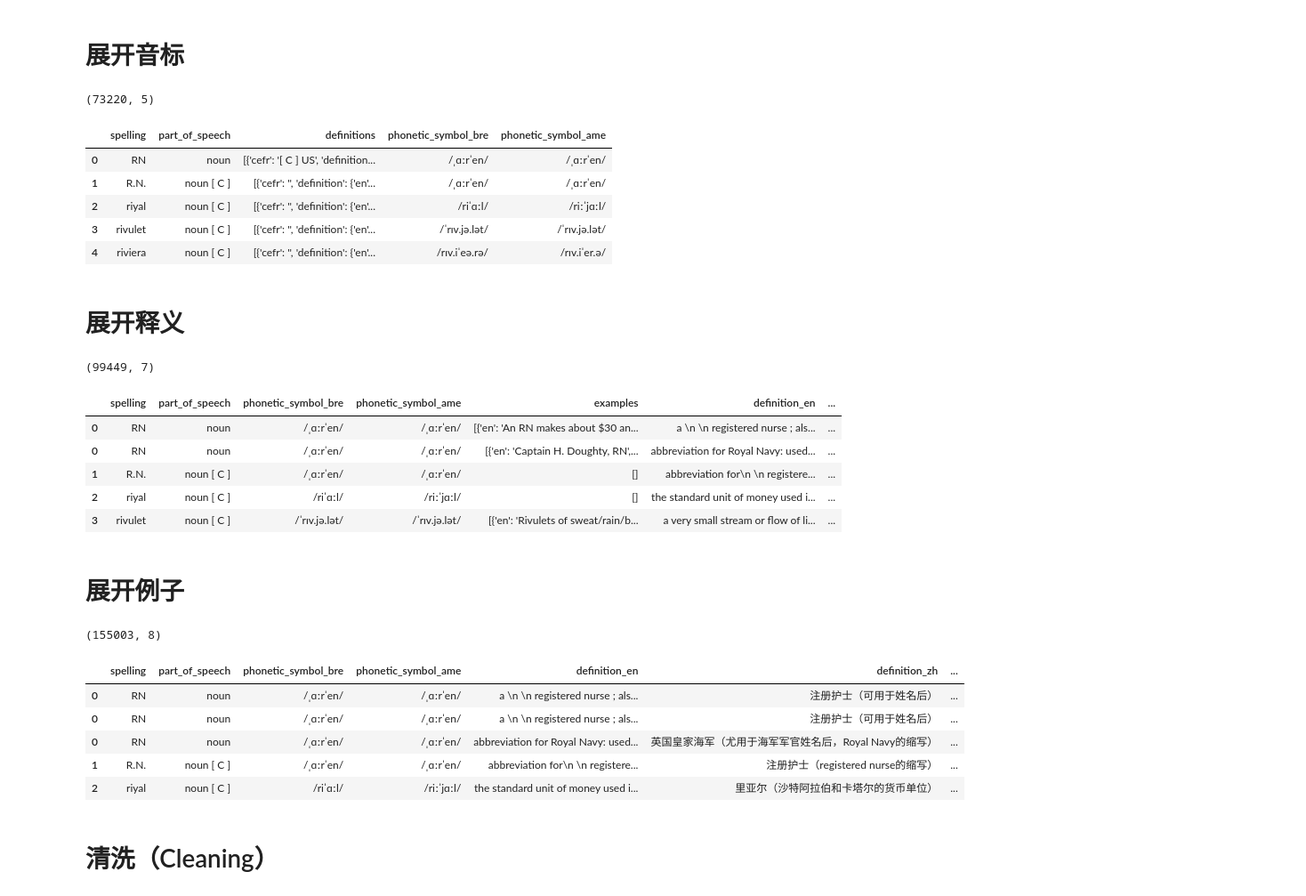
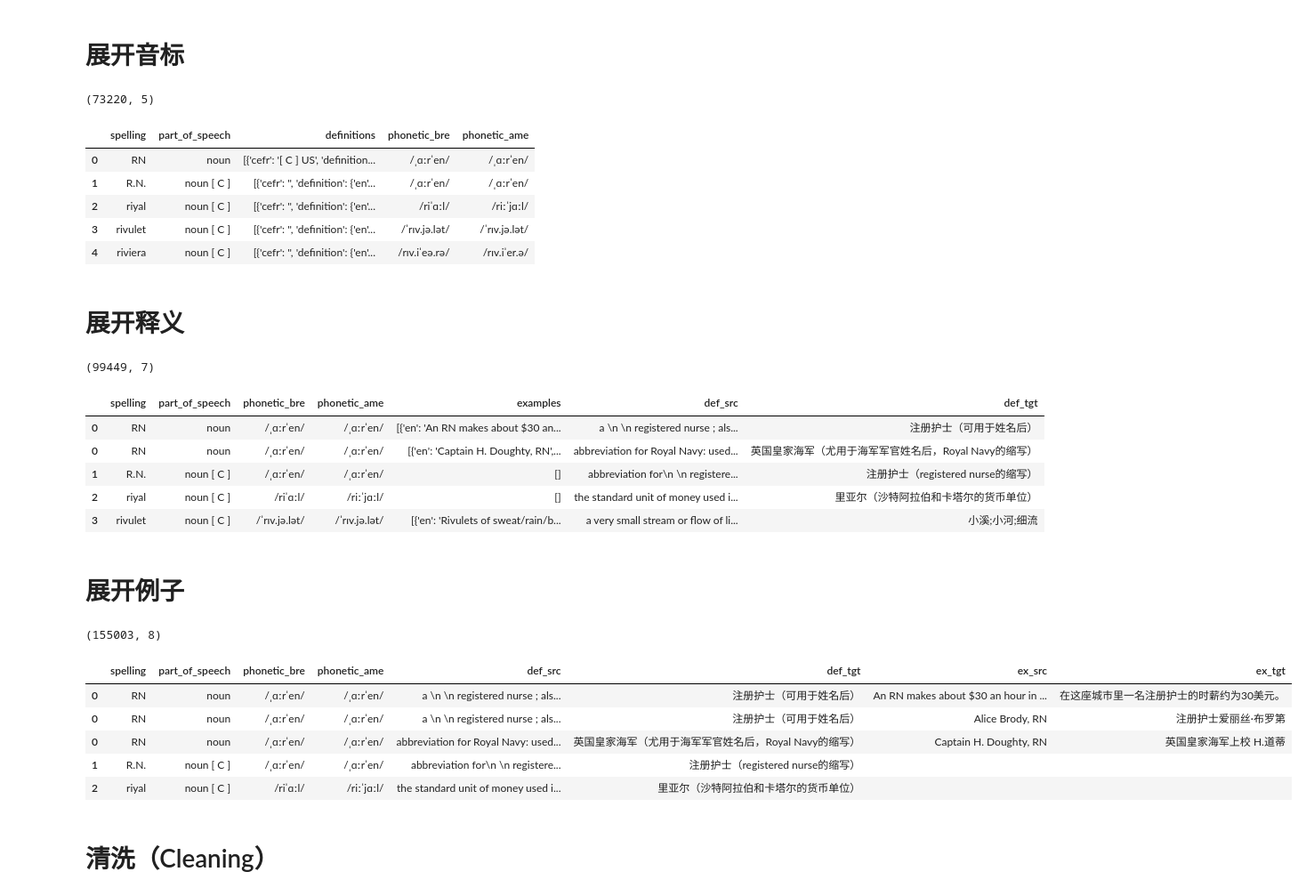
Before and after one commit to ZadenYip/EnLangMemo, a Jupyter notebook: pipeline-data/crawler_to_db_etl.ipynb, the cells around one changed output. Shown at 89% size. Saved outputs shown, nothing was run; the diff lists cells and outputs as text; code cells hidden in the pictures.

```diff
--- a/pipeline-data/crawler_to_db_etl.ipynb
+++ b/pipeline-data/crawler_to_db_etl.ipynb
@@ -44,22 +44,20 @@ words_df.head()
 # %%
 phonetic_symbols = pd.DataFrame(
     words_df["phonetic_symbol"].tolist(),
-    columns=["phonetic_symbol_bre", "phonetic_symbol_ame"],
+    columns=["phonetic_bre", "phonetic_ame"],
 )
 
 
 words_df = pd.concat(
     [words_df.drop("phonetic_symbol", axis=1), phonetic_symbols], axis=1
 )
-words_df = words_df.astype(
-    {"phonetic_symbol_bre": "string", "phonetic_symbol_ame": "string"}
-)
+words_df = words_df.astype({"phonetic_bre": "string", "phonetic_ame": "string"})
 
 print(words_df.shape)
 words_df.head()
 # %% [output]
 (73220, 5)
-|  | spelling | part_of_speech | definitions | phonetic_symbol_bre | phonetic_symbol_ame |
+|  | spelling | part_of_speech | definitions | phonetic_bre | phonetic_ame |
 | 0 | RN | noun | [{'cefr': '[ C ] US', 'definition... | /ˌɑːrˈen/ | /ˌɑːrˈen/ |
 | 1 | R.N. | noun [ C ] | [{'cefr': '', 'definition': {'en'... | /ˌɑːrˈen/ | /ˌɑːrˈen/ |
 | 2 | riyal | noun [ C ] | [{'cefr': '', 'definition': {'en'... | /riˈɑːl/ | /riːˈjɑːl/ |
@@ -75,12 +73,12 @@ assert (
 words_df = words_df.explode("definitions")
 definitions = pd.json_normalize(words_df["definitions"])
 definitions = definitions.rename(
-    columns={"definition.en": "definition_en", "definition.zh": "definition_zh"}
+    columns={"definition.en": "def_src", "definition.zh": "def_tgt"}
 )
 definitions = definitions.drop(columns=["cefr"])
 
 words_df = pd.concat([words_df.drop(columns=["definitions"]), definitions], axis=1)
-words_df = words_df.astype({"definition_en": "string", "definition_zh": "string"})
+words_df = words_df.astype({"def_src": "string", "def_tgt": "string"})
 
 assert len(definitions) == len(
     words_df
@@ -90,42 +88,42 @@ print(words_df.shape)
 words_df.head()
 # %% [output]
 (99449, 7)
-|  | spelling | part_of_speech | phonetic_symbol_bre | phonetic_symbol_ame | examples | definition_en | ... |
-| 0 | RN | noun | /ˌɑːrˈen/ | /ˌɑːrˈen/ | [{'en': 'An RN makes about $30 an... | a \n \n registered nurse ; als... | ... |
-| 0 | RN | noun | /ˌɑːrˈen/ | /ˌɑːrˈen/ | [{'en': 'Captain H. Doughty, RN',... | abbreviation for Royal Navy: used... | ... |
-| 1 | R.N. | noun [ C ] | /ˌɑːrˈen/ | /ˌɑːrˈen/ | [] | abbreviation for\n \n registere... | ... |
-| 2 | riyal | noun [ C ] | /riˈɑːl/ | /riːˈjɑːl/ | [] | the standard unit of money used i... | ... |
-| 3 | rivulet | noun [ C ] | /ˈrɪv.jə.lət/ | /ˈrɪv.jə.lət/ | [{'en': 'Rivulets of sweat/rain/b... | a very small stream or flow of li... | ... |
+|  | spelling | part_of_speech | phonetic_bre | phonetic_ame | examples | def_src | def_tgt |
+| 0 | RN | noun | /ˌɑːrˈen/ | /ˌɑːrˈen/ | [{'en': 'An RN makes about $30 an... | a \n \n registered nurse ; als... | 注册护士（可用于姓名后） |
+| 0 | RN | noun | /ˌɑːrˈen/ | /ˌɑːrˈen/ | [{'en': 'Captain H. Doughty, RN',... | abbreviation for Royal Navy: used... | 英国皇家海军（尤用于海军军官姓名后，Royal Navy的缩写） |
+| 1 | R.N. | noun [ C ] | /ˌɑːrˈen/ | /ˌɑːrˈen/ | [] | abbreviation for\n \n registere... | 注册护士（registered nurse的缩写） |
+| 2 | riyal | noun [ C ] | /riˈɑːl/ | /riːˈjɑːl/ | [] | the standard unit of money used i... | 里亚尔（沙特阿拉伯和卡塔尔的货币单位） |
+| 3 | rivulet | noun [ C ] | /ˈrɪv.jə.lət/ | /ˈrɪv.jə.lət/ | [{'en': 'Rivulets of sweat/rain/b... | a very small stream or flow of li... | 小溪;小河;细流 |
 # %% [markdown]
 # 展开例子
 # %%
 words_df = words_df.explode("examples")
 
 # 处理 examples 列，空的例子用 {} 填充，方便继续 json normalize 展开
 words_df["examples"] = words_df["examples"].apply(
     lambda x: x if isinstance(x, dict) else {}
 )
 examples = pd.json_normalize(words_df["examples"])
-examples = examples.rename(columns={"en": "example_en", "zh": "example_zh"})
+examples = examples.rename(columns={"en": "ex_src", "zh": "ex_tgt"})
 
 words_df = pd.concat([words_df.drop(columns=["examples"]), examples], axis=1)
-words_df = words_df.astype({"example_en": "string", "example_zh": "string"})
-words_df["example_en"] = words_df["example_en"].fillna("")
-words_df["example_zh"] = words_df["example_zh"].fillna("")
+words_df = words_df.astype({"ex_src": "string", "ex_tgt": "string"})
+words_df["ex_src"] = words_df["ex_src"].fillna("")
+words_df["ex_tgt"] = words_df["ex_tgt"].fillna("")
 
 assert len(examples) == len(
     words_df
 ), "数据处理错误，行数不匹配！Data processing error, row count mismatch!"
 print(words_df.shape)
 words_df.head()
 # %% [output]
 (155003, 8)
-|  | spelling | part_of_speech | phonetic_symbol_bre | phonetic_symbol_ame | definition_en | definition_zh | ... |
-| 0 | RN | noun | /ˌɑːrˈen/ | /ˌɑːrˈen/ | a \n \n registered nurse ; als... | 注册护士（可用于姓名后） | ... |
-| 0 | RN | noun | /ˌɑːrˈen/ | /ˌɑːrˈen/ | a \n \n registered nurse ; als... | 注册护士（可用于姓名后） | ... |
-| 0 | RN | noun | /ˌɑːrˈen/ | /ˌɑːrˈen/ | abbreviation for Royal Navy: used... | 英国皇家海军（尤用于海军军官姓名后，Royal Navy的缩写） | ... |
-| 1 | R.N. | noun [ C ] | /ˌɑːrˈen/ | /ˌɑːrˈen/ | abbreviation for\n \n registere... | 注册护士（registered nurse的缩写） | ... |
-| 2 | riyal | noun [ C ] | /riˈɑːl/ | /riːˈjɑːl/ | the standard unit of money used i... | 里亚尔（沙特阿拉伯和卡塔尔的货币单位） | ... |
+|  | spelling | part_of_speech | phonetic_bre | phonetic_ame | def_src | def_tgt | ex_src | ex_tgt |
+| 0 | RN | noun | /ˌɑːrˈen/ | /ˌɑːrˈen/ | a \n \n registered nurse ; als... | 注册护士（可用于姓名后） | An RN makes about $30 an hour in ... | 在这座城市里一名注册护士的时薪约为30美元。 |
+| 0 | RN | noun | /ˌɑːrˈen/ | /ˌɑːrˈen/ | a \n \n registered nurse ; als... | 注册护士（可用于姓名后） | Alice Brody, RN | 注册护士爱丽丝·布罗第 |
+| 0 | RN | noun | /ˌɑːrˈen/ | /ˌɑːrˈen/ | abbreviation for Royal Navy: used... | 英国皇家海军（尤用于海军军官姓名后，Royal Navy的缩写） | Captain H. Doughty, RN | 英国皇家海军上校 H.道蒂 |
+| 1 | R.N. | noun [ C ] | /ˌɑːrˈen/ | /ˌɑːrˈen/ | abbreviation for\n \n registere... | 注册护士（registered nurse的缩写） |  |  |
+| 2 | riyal | noun [ C ] | /riˈɑːl/ | /riːˈjɑːl/ | the standard unit of money used i... | 里亚尔（沙特阿拉伯和卡塔尔的货币单位） |  |  |
 # %% [markdown]
 # 清洗（Cleaning）
 # %%
```
Also changed, not shown: parts of 16 cells of this notebook, 1 other file.
